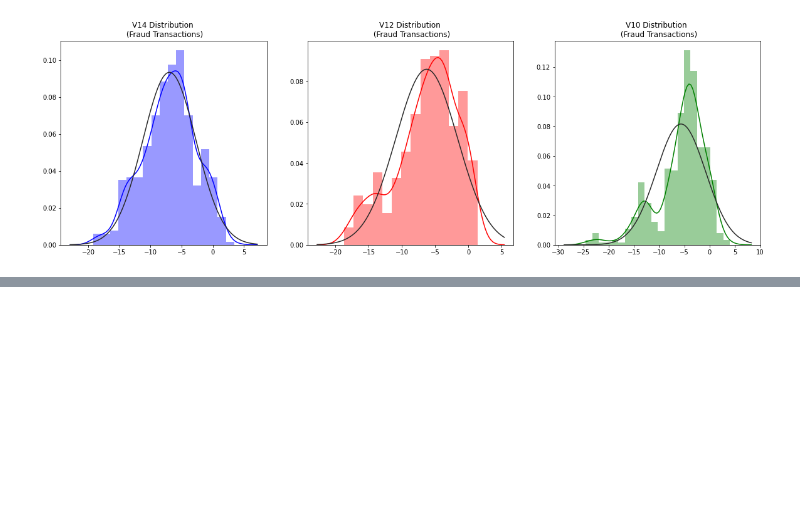
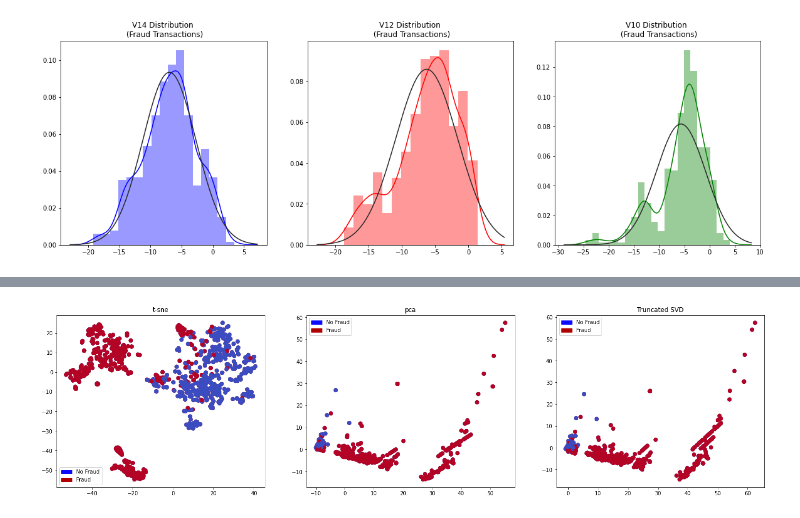
Before and after one commit to rmania/datascience, a Jupyter notebook: fraud_detection/imbalanced_classes_fraud_detection.ipynb, the cells around one changed output, grey strips where cells are left out. Saved outputs shown, nothing was run; the diff lists cells and outputs as text; code cells hidden in the pictures; blank space fills up the shorter version.

```diff
--- a/fraud_detection/imbalanced_classes_fraud_detection.ipynb
+++ b/fraud_detection/imbalanced_classes_fraud_detection.ipynb
@@ -205,0 +226,26 @@ for i, f in enumerate(f_list):
+# %%
+# New_df is from the random undersample data (fewer instances)
+X = new_df.drop('Class', axis=1)
+y = new_df['Class']
+
+# T-SNE Implementation
+X_reduced_tsne = TSNE(n_components=2, random_state=42).fit_transform(X.values)
+
+# PCA Implementation
+X_reduced_pca = PCA(n_components=2, random_state=42).fit_transform(X.values)
+
+# TruncatedSVD
+X_reduced_svd = TruncatedSVD(n_components=2, algorithm='randomized', random_state=42).fit_transform(X.values)
+# %%
+f, ax = plt.subplots(1, 3, figsize=(24,6))
+
+titles = ['t-sne', 'pca', 'Truncated SVD']
+data_list = [X_reduced_tsne, X_reduced_pca, X_reduced_svd]
+
+for i, d in enumerate(data_list):
+    ax[i].scatter(d[:,0], d[:,1], c=(y == 0), cmap='coolwarm', label='No Fraud', linewidths=2)
+    ax[i].scatter(d[:,0], d[:,1], c=(y == 1), cmap='coolwarm', label='Fraud', linewidths=2)
+    ax[i].set(title = f'{titles[i]}')
+    ax[i].legend(handles=[blue_patch, red_patch])
+# %% [output]
+[figure, added]
```
Also changed, not shown: parts of 15 cells of this notebook, 3 other files.
